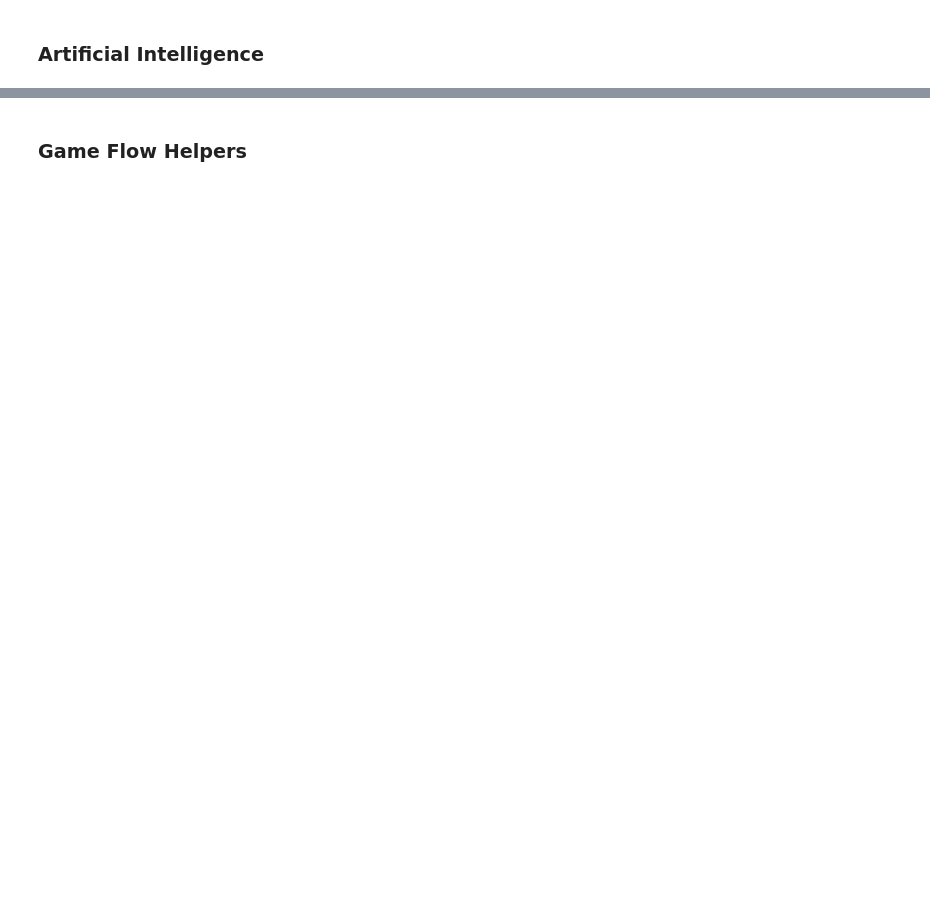
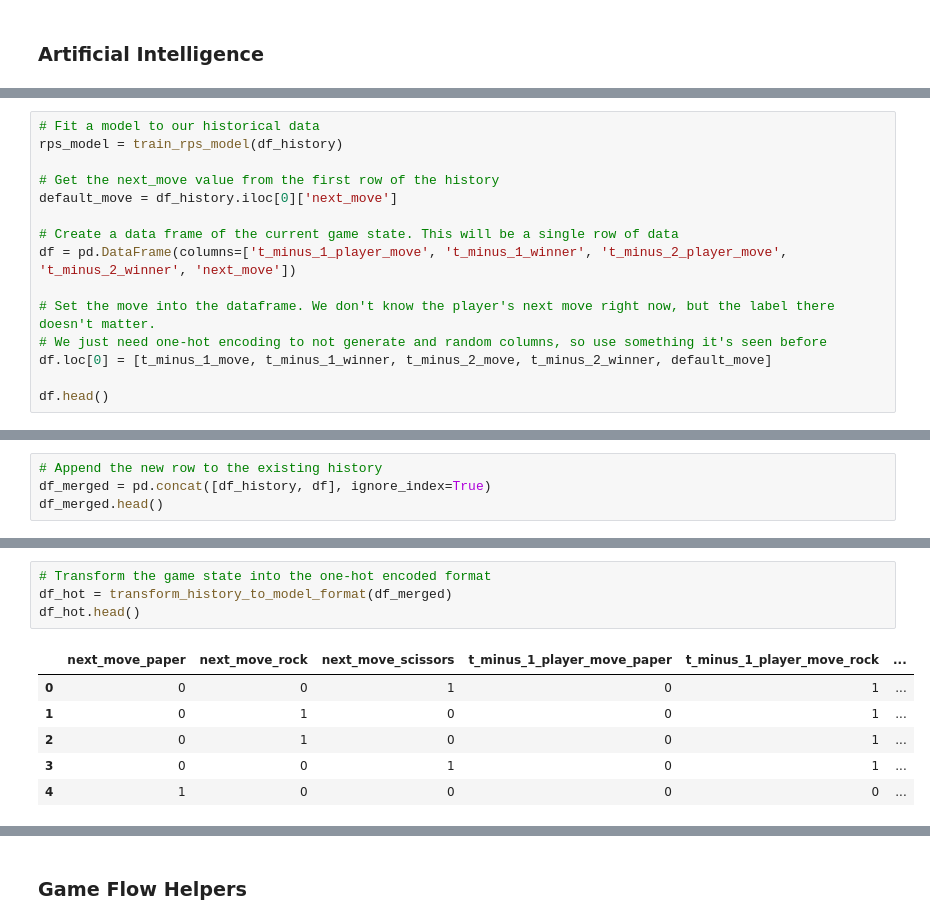
Before and after one commit to IntegerMan/PythonRockPaperScissors, a Jupyter notebook: FinalProject - Matt Eland.ipynb, the cells around one changed output, grey strips where cells are left out. Cells and saved outputs as stored; diff of their text form; blank space fills up the shorter version.

Commit message:
Working game flow. Poor accuracy, though.

```diff
--- a/FinalProject - Matt Eland.ipynb
+++ b/FinalProject - Matt Eland.ipynb
@@ -453,0 +468,15 @@ def determine_winner(player_move, ai_move):
+# %%
+# Fit a model to our historical data
+rps_model = train_rps_model(df_history)
+
+# Get the next_move value from the first row of the history
+default_move = df_history.iloc[0]['next_move']
+
+# Create a data frame of the current game state. This will be a single row of data
+df = pd.DataFrame(columns=['t_minus_1_player_move', 't_minus_1_winner', 't_minus_2_player_move', 't_minus_2_winner', 'next_move'])
+
+# Set the move into the dataframe. We don't know the player's next move right now, but the label there doesn't matter.
+# We just need one-hot encoding to not generate and random columns, so use something it's seen before
+df.loc[0] = [t_minus_1_move, t_minus_1_winner, t_minus_2_move, t_minus_2_winner, default_move]
+
+df.head()
@@ -453,0 +497,4 @@ def determine_winner(player_move, ai_move):
+# %%
+# Append the new row to the existing history
+df_merged = pd.concat([df_history, df], ignore_index=True)
+df_merged.head()
@@ -453,0 +508,11 @@ def determine_winner(player_move, ai_move):
+# %%
+# Transform the game state into the one-hot encoded format
+df_hot = transform_history_to_model_format(df_merged)
+df_hot.head()
+# %% [output]
+|  | next_move_paper | next_move_rock | next_move_scissors | t_minus_1_player_move_paper | t_minus_1_player_move_rock | ... |
+| 0 | 0 | 0 | 1 | 0 | 1 | ... |
+| 1 | 0 | 1 | 0 | 0 | 1 | ... |
+| 2 | 0 | 1 | 0 | 0 | 1 | ... |
+| 3 | 0 | 0 | 1 | 0 | 1 | ... |
+| 4 | 1 | 0 | 0 | 0 | 0 | ... |
```
Also changed, not shown: parts of 21 cells of this notebook, 1 other file.
